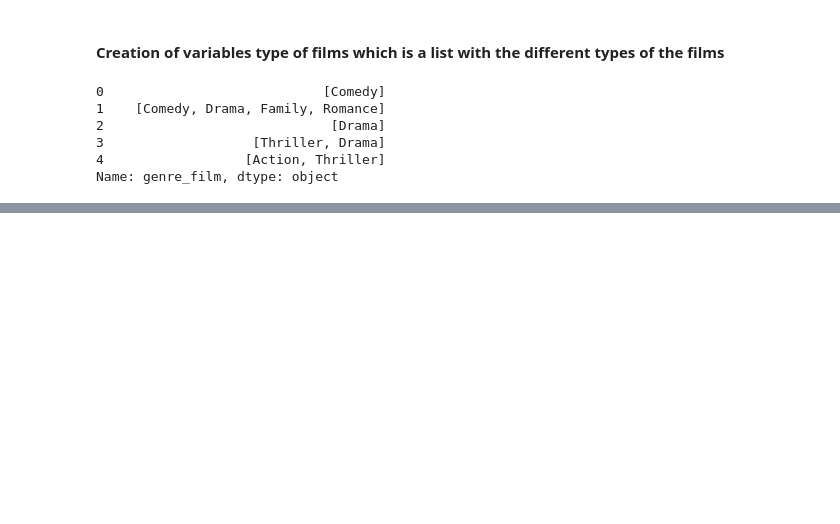
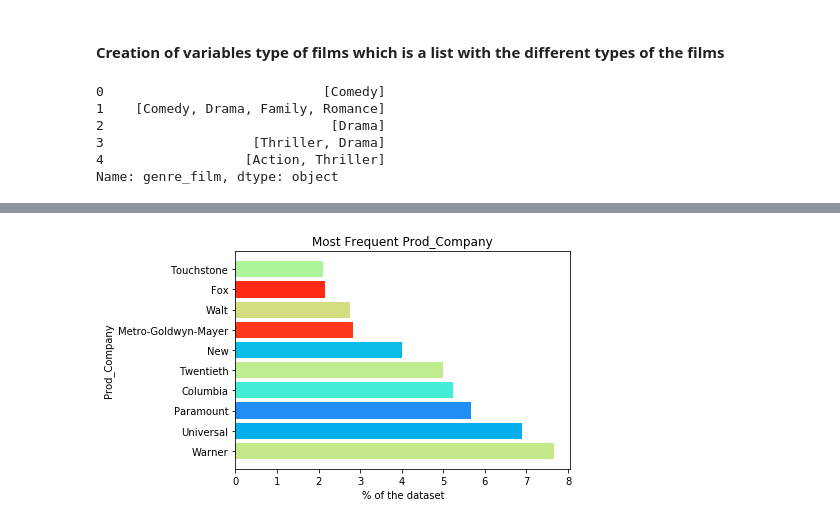
Before and after one commit to wolusien/Kaggle_projects, a Jupyter notebook: BoxOffice/BoxOffice.ipynb, the cells around one changed output, grey strips where cells are left out. Cells and saved outputs as stored; diff of their text form; code cells hidden in the pictures; blank space fills up the shorter version.

```diff
--- a/BoxOffice/BoxOffice.ipynb
+++ b/BoxOffice/BoxOffice.ipynb
@@ -239,6 +214,0 @@ Right of Way Films 4
-# %%
-l2_tmp = list(prod_count.keys())
-l2_tmp.sort()
-for i in l2_tmp:
-    if prod_count[i]>4:
-        print(i)
@@ -446,0 +268,24 @@ plt.show()
+# %%
+def aux3(x,d1,d2):
+    r = str.split(x," ")
+    k = r[0]
+    if "The" in r:
+        k = k+" "+r[1]
+    if k in d2.keys():
+        d2[k]+=d1[x]
+    else:
+        d2[k]=d1[x]
+
+best_prod = dict()
+for i in d_count.keys():
+    aux3(i,d_count,best_prod)
+
+
+prod_companies_v2 = pd.DataFrame.from_dict({'Prod_Company': list(best_prod.keys()),
+                                            'Nb Films':list(best_prod.values())})
+prod_companies_v2 = prod_companies_v2[['Prod_Company','Nb Films']].copy()
+top_prod = prod_companies_v2.nlargest(5, 'Nb Films')
+# %%
+plot_graph(10,prod_companies_v2,dft.shape[0])
+# %% [output]
+[figure, added]
```
Also changed, not shown: parts of 87 cells of this notebook.
